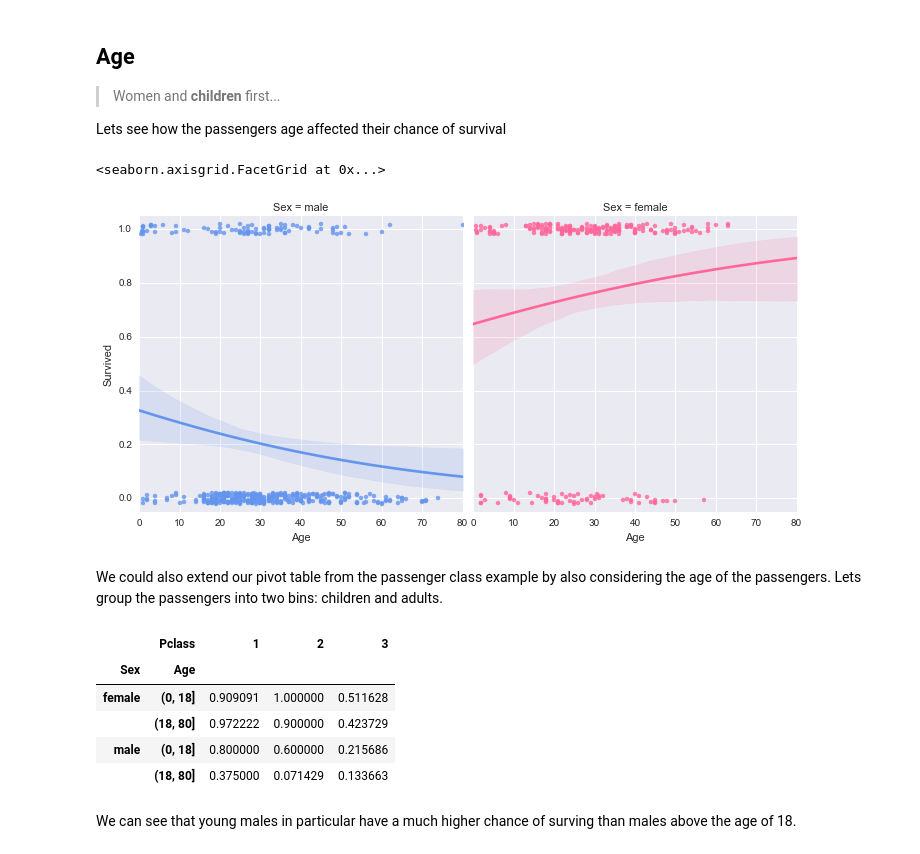
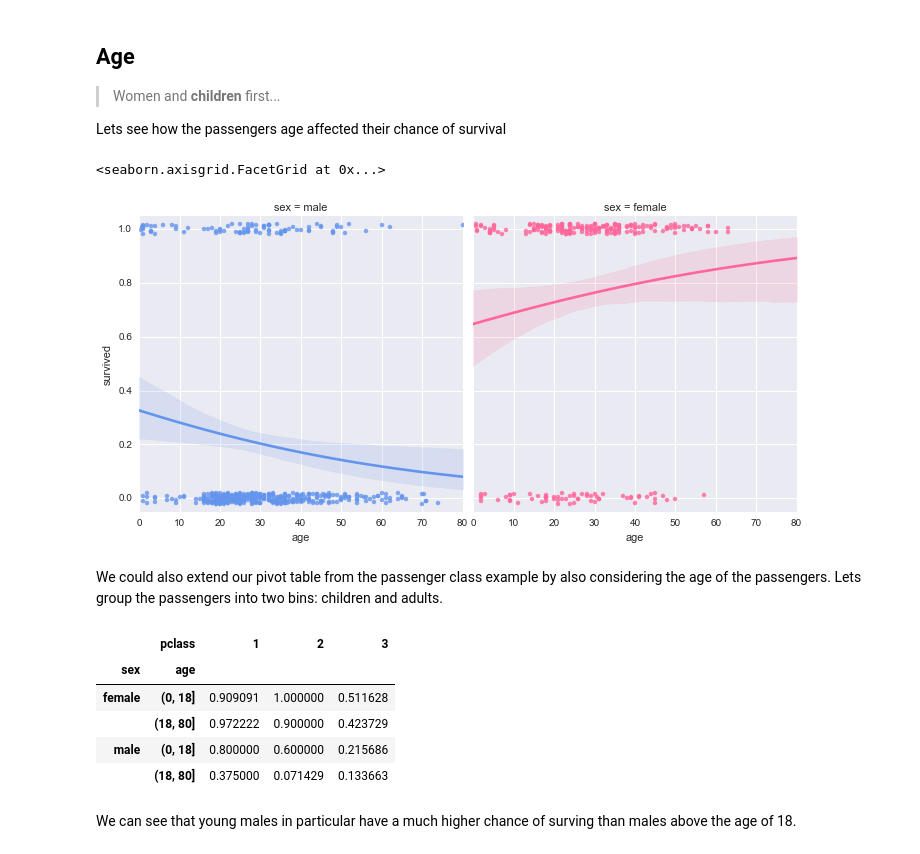
Before and after one commit to thomalm/kaggle, a Jupyter notebook: titanic/Titanic.ipynb, the cells around one changed output. Cells and saved outputs as stored; diff of their text form; code cells hidden in the pictures.

```diff
--- a/titanic/Titanic.ipynb
+++ b/titanic/Titanic.ipynb
@@ -72,9 +72,12 @@ dtype: int64
 # %% [markdown]
 Cabin seems to have a lot of missing values, so we drop it (for now).
 # %%
+# Lowercase all column names
+titanic.columns = [c.lower() for c in titanic.columns]
+
 # Let's keep only the complete records for visualization purposes
 df = titanic
-df = df.drop(['Cabin'], axis=1)
+df = df.drop(['cabin'], axis=1)
 df = df.dropna()
 # %% [markdown]
 Lets see how many rows we have left
@@ -195,20 +199,20 @@ The data clearly shows that the a higher passenger class meant a higher change o
 
 Lets see how the passengers age affected their chance of survival
 # %%
-g = sns.lmplot(x="Age", y="Survived", col="Sex", hue="Sex", data=df,
+g = sns.lmplot(x="age", y="survived", col="sex", hue="sex", data=df,
                palette=pal, y_jitter=.02, logistic=True)
 g.set(xlim=(0, 80), ylim=(-.05, 1.05))
 # %% [output]
 <seaborn.axisgrid.FacetGrid at 0x...>
-[figure, old version]
+[figure, new version]
 # %% [markdown]
 We could also extend our pivot table from the passenger class example by also considering the age of the passengers. Lets group the passengers into two bins: children and adults.
 # %%
-age = pd.cut(df['Age'], [0, 18, 80])
-df.pivot_table('Survived', ['Sex', age], 'Pclass')
+age = pd.cut(df['age'], [0, 18, 80])
+df.pivot_table('survived', ['sex', age], 'pclass')
 # %% [output]
-|  | Pclass | 1 | 2 | 3 |
-| Sex | Age |  |  |  |
+|  | pclass | 1 | 2 | 3 |
+| sex | age |  |  |  |
 | female | (0, 18] | 0.909091 | 1.000000 | 0.511628 |
 |  | (18, 80] | 0.972222 | 0.900000 | 0.423729 |
 | male | (0, 18] | 0.800000 | 0.600000 | 0.215686 |
```
Also changed, not shown: parts of 31 cells of this notebook.
